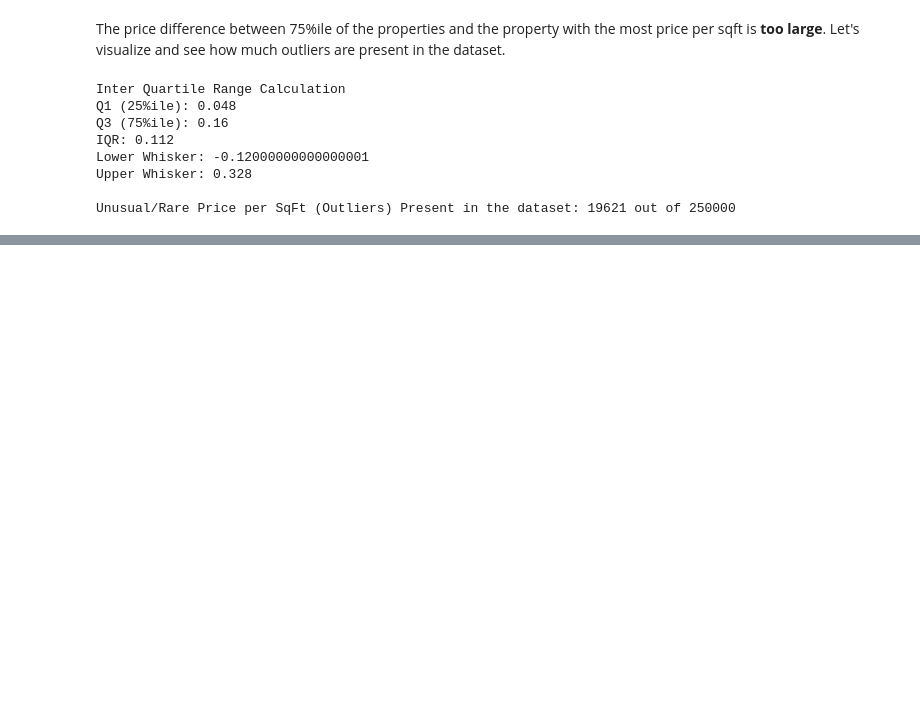
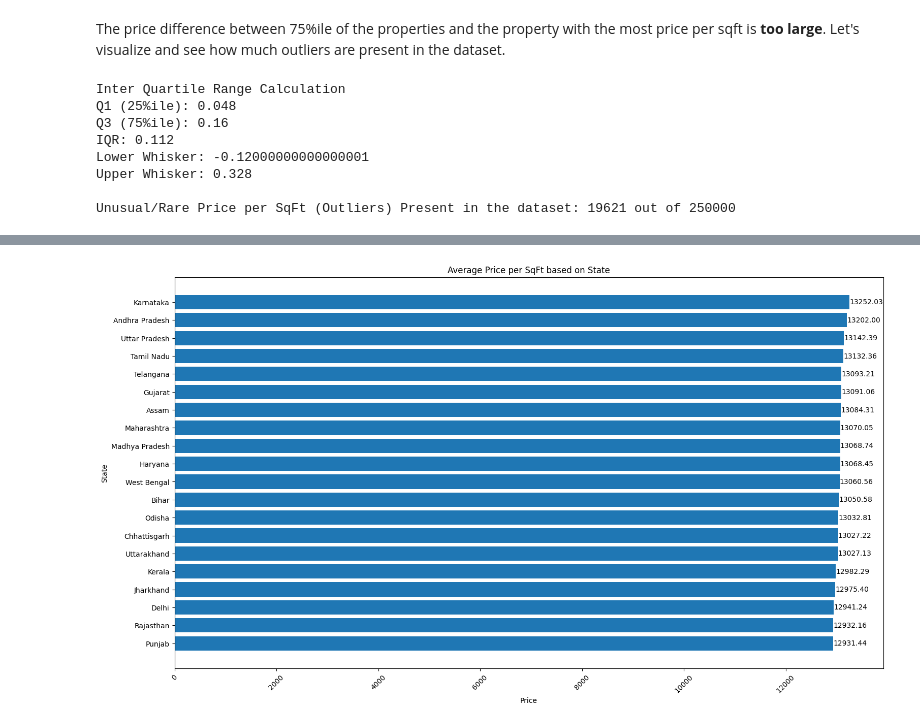
Before and after one commit to JS-Tharun/Real-Estate-Investment-Advisor, a Jupyter notebook: notebook.ipynb, the cells around one changed output, grey strips where cells are left out. Cells and saved outputs as stored; diff of their text form; code cells hidden in the pictures; blank space fills up the shorter version.

```diff
--- a/notebook.ipynb
+++ b/notebook.ipynb
@@ -1061,0 +1054,6 @@ plt.show()
+# %%
+# Calculating average price per sqft by city
+price_per_sqft_state_df = df.groupby('State')['Price_per_SqFt_in_Lakhs'].agg(['mean']).reset_index()
+price_per_sqft_state_df['mean'] = price_per_sqft_state_df['mean'] * 100000
+print("Average Price per SqFt by City")
+price_per_sqft_state_df
@@ -1061,0 +1079,16 @@ plt.show()
+# %%
+# Visualization
+price_per_sqft_state_df.sort_values('mean', inplace=True)
+plt.figure(figsize=(18,10))
+plt.barh(price_per_sqft_state_df['State'], price_per_sqft_state_df['mean'])
+
+for index, value in zip(price_per_sqft_state_df['State'], price_per_sqft_state_df['mean']):
+    plt.text(value, index, f"{value:.2f}", ha='left', va='center')
+
+plt.xticks(rotation=45)
+plt.xlabel("Price")
+plt.ylabel("State")
+plt.title("Average Price per SqFt based on State")
+plt.show()
+# %% [output]
+[figure, added]
```
Also changed, not shown: parts of 15 cells of this notebook.
